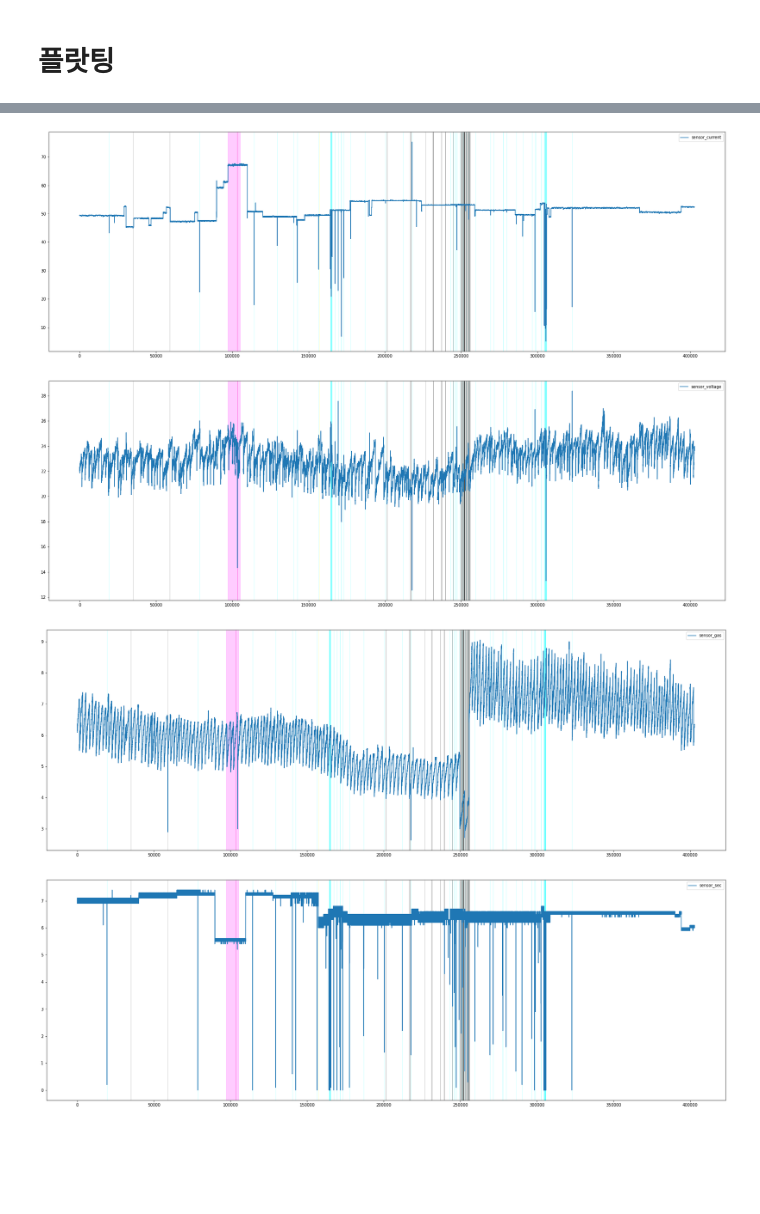
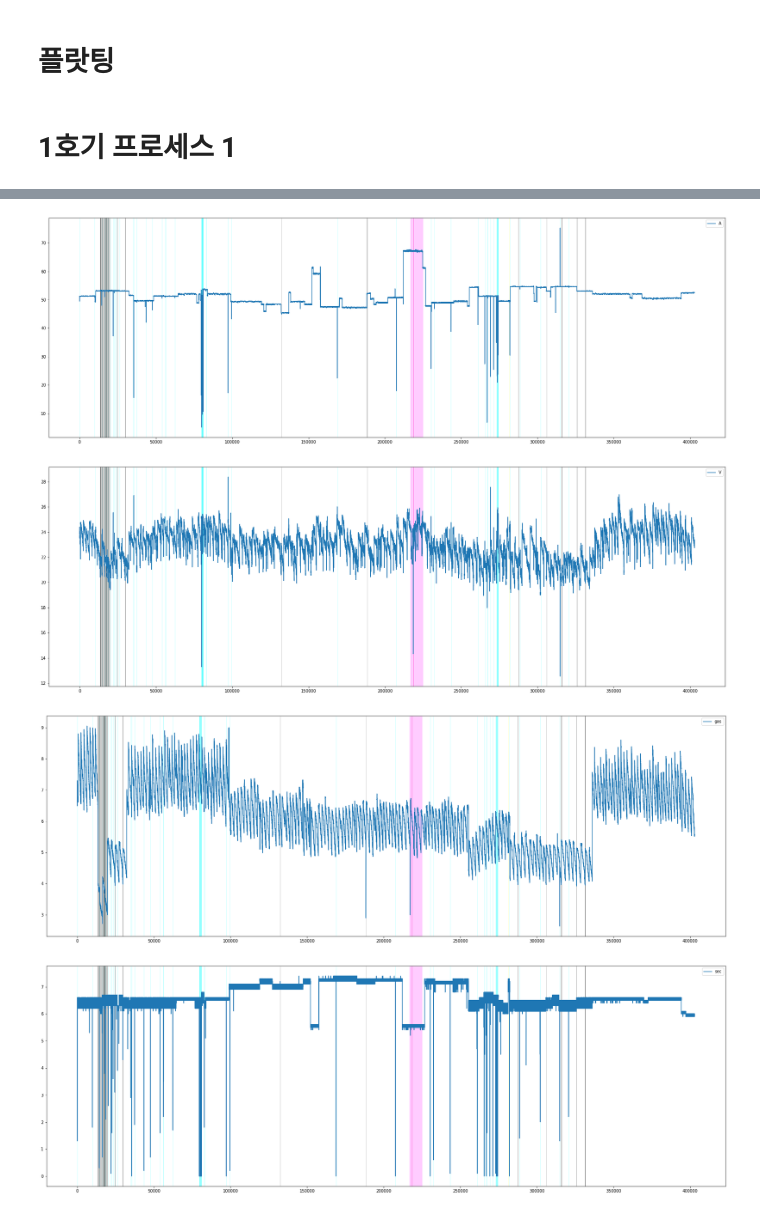
Before and after one commit to AnnJungChan/youngjin_TECH, a Jupyter notebook: DATA_PLOT/time_series_with_error.ipynb, the cells around one changed output, grey strips where cells are left out. Cells and saved outputs as stored; diff of their text form; code cells hidden in the pictures; blank space fills up the shorter version.

```diff
--- a/DATA_PLOT/time_series_with_error.ipynb
+++ b/DATA_PLOT/time_series_with_error.ipynb
@@ -45,3 +16,21 @@ df['time']=one_data['time'].astype("datetime64")
+# %%
+no1_pro1=pd.read_csv("/content/gdrive/MyDrive/용접데이터/1호기_프로세스1.csv")
+no1_pro2=pd.read_csv("/content/gdrive/MyDrive/용접데이터/1호기_프로세스2.csv")
+no2_pro2=pd.read_csv("/content/gdrive/MyDrive/용접데이터/2호기_프로세스2.csv")
+no2_pro3=pd.read_csv("/content/gdrive/MyDrive/용접데이터/2호기_프로세스3.csv")
+no2_pro11=pd.read_csv("/content/gdrive/MyDrive/용접데이터/2호기_프로세스11.csv")
+no1_pro1=no1_pro1.drop(columns = ["Unnamed: 0"])
+no1_pro2=no1_pro2.drop(columns = ["Unnamed: 0"])
+no2_pro2=no2_pro2.drop(columns = ["Unnamed: 0"])
+no2_pro3=no2_pro3.drop(columns = ["Unnamed: 0"])
+no2_pro11=no2_pro11.drop(columns = ["Unnamed: 0"])
+
+machine = ['no1_pro1','no1_pro2','no2_pro2','no2_pro3','no2_pro11']
+machine_data = [no1_pro1,no1_pro2,no2_pro2,no2_pro3,no2_pro11]
+
+for i in range(len(machine)) :
+  machine_data[i]['date_time']=machine_data[i]["date"] + " " + machine_data[i]['time']
+  machine_data[i]['date_time'] = machine_data[i]['date_time'].astype('datetime64')
 # %% [markdown]
 # 플랏팅
 # %%
@@ -49,8 +38,8 @@ def plot_sensor(temp_df,var_name) :
   fig = plt.figure(figsize = (30,10))
   ax = plt.subplot(111)
 
-  labels = temp_df['state'].values.tolist()
-  dates = temp_df['time'].index
+  labels = temp_df['decision'].values.tolist()
+  dates = temp_df['date_time'].index
 
   temp_df[var_name].plot(ax=ax)
   ax.legend([var_name], loc = 'upper right')
@@ -74,10 +63,12 @@ def plot_sensor(temp_df,var_name) :
                 temp_start=xc
                 temp_label=value
             temp_date = xc
+# %% [markdown]
+# 1호기 프로세스 1
 # %%
-list_columns = ['sensor_supply','sensor_current','sensor_voltage','sensor_gas','sensor_sec','sensor_tip']
+list_columns = ['supply','A','V','gas','sec','tip_cum']
 list_name = ['생산량', '전류', '전압','가스','용접시간','팁누적개수']
 for i in range(len(list_columns)) :
-  plot_sensor(df,f'{list_columns[i]}')
+  plot_sensor(machine_data[0],f'{list_columns[i]}')
   plt.savefig("1호기_1"+f'{list_name[i]}')
 # %% [output]
@@ -85,4 +76,4 @@ for i in range(len(list_columns)) :
-[figure, old version]
+[figure, new version]
-[figure, old version]
+[figure, new version]
-[figure, old version]
+[figure, new version]
-[figure, old version]
+[figure, new version]
```
Also changed, not shown: parts of 12 cells of this notebook.
